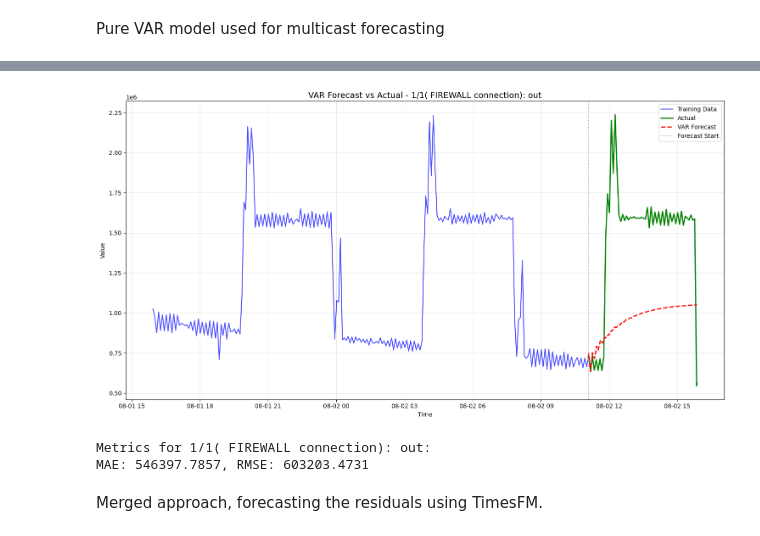
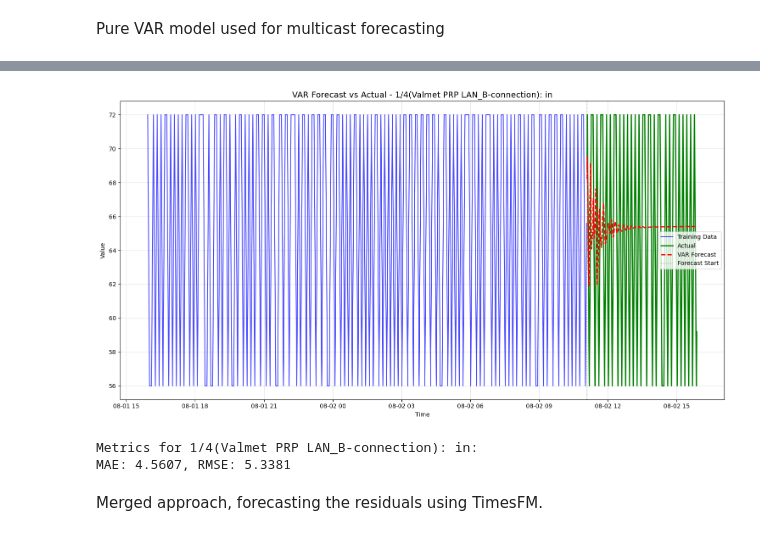
Before and after one commit to joolkas/mth_project, a Jupyter notebook: mth_project/industrial_network_analysis/Data examination/VAR_with_timesFM.ipynb, the cells around one changed output, grey strips where cells are left out. Saved outputs shown, nothing was run; the diff lists cells and outputs as text; code cells hidden in the pictures.

Commit message:
pure var tests and var with timesfm now added

```diff
--- a/mth_project/industrial_network_analysis/Data examination/VAR_with_timesFM.ipynb
+++ b/mth_project/industrial_network_analysis/Data examination/VAR_with_timesFM.ipynb
@@ -93,6 +93,9 @@ Pure VAR model used for multicast forecasting
 
 # analyze optimal parameters for VAR model: maxlags and ic method
 # ic_value - information criterion value, lower is better
+
+#train_data_diff = train_data_normalized.diff().dropna()
+train_data_diff = train_data_normalized
 
 maxlags_range = range(1, 31)
 ic_methods = ['aic', 'bic', 'fpe', 'hqic']
@@ -101,7 +104,7 @@ results = []
 for ic in ic_methods:
     for maxlags in maxlags_range:
         try:
-            model = VAR(train_data_normalized)
+            model = VAR(train_data_diff)
             fitted = model.fit(maxlags=maxlags, ic=ic)
             results.append({
                 'ic': ic,
@@ -113,7 +116,7 @@ for ic in ic_methods:
             print(f"Error occurred for ic={ic}, maxlags={maxlags}: {e}")
 
 results_df = pd.DataFrame(results)
-# print(results_df)
+print(f"optimal results for VAR: {results_df}")
 
 best_results_for_VAR = results_df.loc[results_df['ic_value'].idxmin()]
 
@@ -122,7 +125,7 @@ ic = best_results_for_VAR['ic']
 
 ### 3. create model VAR for variables from df_bits
 
-VAR_model = VAR(train_data_normalized)
+VAR_model = VAR(train_data_diff)
 VAR_model_fitted = VAR_model.fit(maxlags=maxlags, ic=ic)
 
 ### 4. Forecasting
@@ -130,13 +133,29 @@ VAR_model_fitted = VAR_model.fit(maxlags=maxlags, ic=ic)
 start_time = time.time()
 
 lag_order = VAR_model_fitted.k_ar
-VAR_forecast = VAR_model_fitted.forecast(train_data_normalized.values[-lag_order:], steps=len(test_data_normalized))
+VAR_forecast = VAR_model_fitted.forecast(train_data_diff.values[-lag_order:], steps=len(test_data_normalized))
 df_VAR_forecast = pd.DataFrame(VAR_forecast, index=test_data_normalized.index, columns=test_data_normalized.columns)
 
 end_time = time.time()
 elapsed_time = end_time - start_time
 
-### 5. denormalization
+print(f"Pure VAR forecasting time: {elapsed_time:.2f}")
+
+### 5. denormalization and inverse differencing
+
+# inverse differencing
+
+def invert_transformation(df_train, df_forecast):
+    """Revert back the differencing to get the forecast to original scale."""
+    df_fc = df_forecast.copy()
+    columns = df_train.columns
+    for col in columns:
+        # Roll back 1st Diff
+        df_fc[str(col)] = df_train[col].iloc[-1] + df_fc[col].cumsum()
+    return df_fc
+
+#df_VAR_forecast = invert_transformation(train_data_normalized, df_VAR_forecast)
+
 # denormalize predictions to original scale
 VAR_forecast_denormalized = pd.DataFrame(
     scaler.inverse_transform(df_VAR_forecast),
@@ -249,17 +284,17 @@ Metrics for 1/4(Valmet PRP LAN_B-connection): out:
  RMSE: 62.7130
 # %%
 plot_single_variable_forecast(
-    variable_idx=1,
+    variable_idx=4,
     train_data_normalized=train_data_normalized,
     test_data_denormalized=test_data_denormalized,
     VAR_forecast_denormalized=VAR_forecast_denormalized,
     scaler=scaler,
     results_df=VAR_results_df
 )
 # %% [output]
-[figure, old version]
+[figure, new version]
-Metrics for 1/1( FIREWALL connection): out:
-MAE: 546397.7857, RMSE: 603203.4731
+Metrics for 1/4(Valmet PRP LAN_B-connection): in:
+MAE: 4.5607, RMSE: 5.3381
 # %% [markdown]
 Merged approach, forecasting the residuals using TimesFM.
 # %%
```
Also changed, not shown: parts of 7 cells of this notebook, 5 other files.
